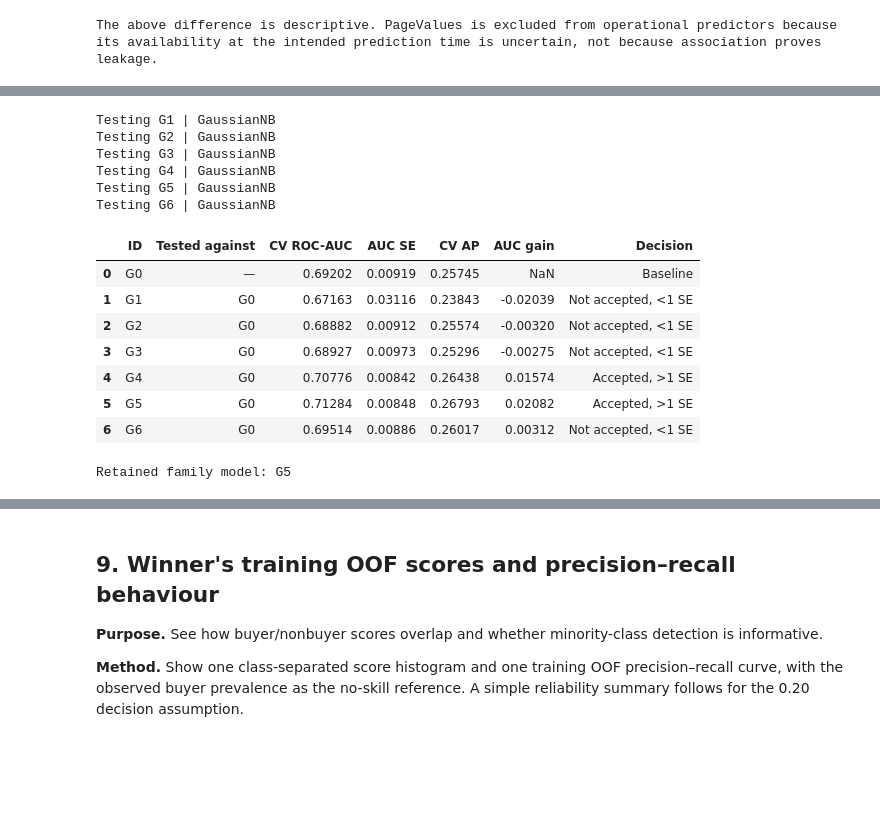
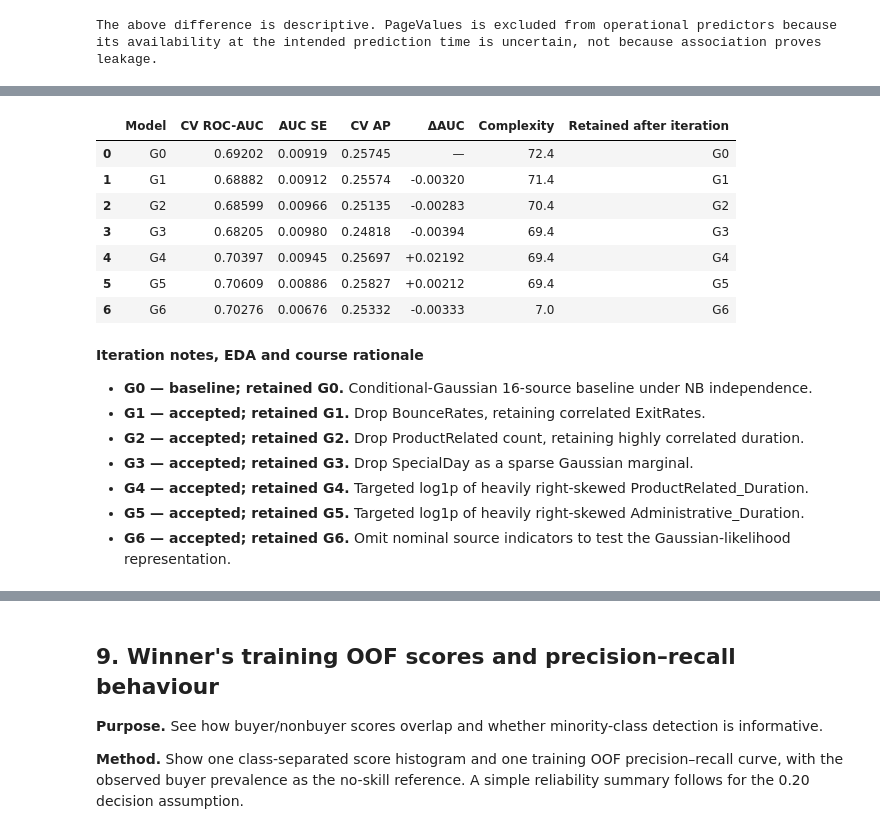
Before and after one commit to chloeng1904-svg/Statistical-Learning, a Jupyter notebook: online_shoppers_analysis.ipynb, the cells around one changed output, grey strips where cells are left out. Drawn from its saved outputs; the diff is of its cells as text; code cells hidden in the pictures; blank space fills up the shorter version.

```diff
--- a/online_shoppers_analysis.ipynb
+++ b/online_shoppers_analysis.ipynb
@@ -871,15 +1031,32 @@ The above difference is descriptive. PageValues is excluded from operational pre
 # %%
-for f in [*FAMILY_ORDER,*TREE_FAMILIES]:
-    label=f'Operational16 | {f}'
+# Operational 16-predictor baselines
+for family in ['Logit','GaussianNB','BernoulliNB','LDA',*TREE_FAMILIES]:
+    label=f'Operational16 | {family}'
     print('Fitting',label,flush=True)
-    RESULTS[label]=run_spec(label,f,SAFE,
-        pipeline_factory=(lambda fam=f:tree_pipeline(fam,0.,SAFE)) if f in TREE_FAMILIES else None)
-OP16=pd.DataFrame([{'candidate':f'Operational16 | {f}',
-    'mean ROC-AUC':RESULTS[f'Operational16 | {f}']['mean_fold_auc'],
-    'AUC SD':RESULTS[f'Operational16 | {f}']['fold_auc_sd'],
-    'mean AP':RESULTS[f'Operational16 | {f}']['mean_fold_ap']}
-    for f in [*FAMILY_ORDER,*TREE_FAMILIES]]).set_index('candidate')
-display(OP16.round(4))
+    RESULTS[label]=run_spec(label,family,SAFE,
+        pipeline_factory=(lambda f=family:tree_pipeline(f,0.,SAFE)) if family in TREE_FAMILIES else None)
+    FOLD_ROWS.extend(RESULTS[label]['folds']); WARNING_ROWS.extend(RESULTS[label]['warnings'])
+OP16=pd.DataFrame([{'candidate':r['candidate'],'scoring status':r['status'],'numerical status':compact_numerical_label(r),'mean ROC-AUC':r.get('mean_fold_auc',np.nan),
+ 'AUC SD':r.get('fold_auc_sd',np.nan),'AUC SE':r.get('fold_auc_se',np.nan),'mean AP':r.get('mean_fold_ap',np.nan),
+ 'pooled OOF AUC':r.get('pooled_oof_auc',np.nan),'warnings':len(r['warnings']),'failure':r['failure']} for r in RESULTS.values() if r['stage']=='operational16']).set_index('candidate')
+display(OP16[['mean ROC-AUC','AUC SD','mean AP']].round(4))
+op16_fold_diag=pd.DataFrame([x for r in RESULTS.values() if r['stage']=='operational16' for x in r['folds']])
+op16_audit=op16_fold_diag.groupby('candidate').agg(rank_min=('design_rank','min'),rank_max=('design_rank','max'),
+    encoded_columns_min=('design_columns','min'),encoded_columns_max=('design_columns','max'),
+    all_parameters_finite=('finite_model_parameters','all'),all_probabilities_in_range=('probabilities_in_0_1','all'))
+# Direct same-fold AUC changes quantify the effect of omitting PageValues in each family.
+comparison=[]
+for family in ['Logit','GaussianNB','BernoulliNB','LDA',*TREE_FAMILIES]:
+    a=RESULTS[f'All17 | {family}']; b=RESULTS[f'Operational16 | {family}']
+    if a['status']=='SCORED' and b['status']=='SCORED':
+        for x,y in zip(a['folds'],b['folds']): comparison.append({'family':family,'fold':x['fold'],'AUC all17':x['roc_auc'],'AUC op16':y['roc_auc'],'op16 minus all17':y['roc_auc']-x['roc_auc']})
+PAGE_COMPARE=pd.DataFrame(comparison)
+PAGE_SUMMARY=PAGE_COMPARE.groupby('family')['op16 minus all17'].agg(['mean','std']).rename(columns={'mean':'mean AUC delta','std':'fold SD'}).round(4)
+display(PAGE_SUMMARY[['mean AUC delta']])
+
+print(f'Interpretation: operational Logit starts at CV mean AUC {OP16.loc["Operational16 | Logit","mean ROC-AUC"]:.4f}, versus {ALL17.loc["All17 | Logit","mean ROC-AUC"]:.4f} with PageValues. Exclusion is a timing precaution, not proof of leakage.')
+
+assert len(OP16)==6 and PAGE_COMPARE.family.nunique()==6
 ALL17_VS_16=pd.DataFrame([{'family':f,
     'all17_mean_auc':RESULTS[f'All17 | {f}']['mean_fold_auc'],
     'operational16_mean_auc':RESULTS[f'Operational16 | {f}']['mean_fold_auc'],
@@ -887,6 +1064,6 @@ ALL17_VS_16=pd.DataFrame([{'family':f,
     'operational16_mean_ap':RESULTS[f'Operational16 | {f}']['mean_fold_ap']}
     for f in [*FAMILY_ORDER,*TREE_FAMILIES]])
 display(ALL17_VS_16.round(5))
-print('Excluding PageValues is a decision-time precaution, not evidence of confirmed leakage.')
+print('Gini and Entropy all-17 diagnostic scores do not enter pruning or winner selection.')
 # %% [output]
 Fitting Operational16 | Logit
@@ -1047,18 +1537,24 @@ Compare targeted skewness corrections and deletion of correlated predictors, wit
 # %%
-run_family('GaussianNB')
+# Execute canonical history; show only its curated, consecutive-ID view.
+import contextlib, io
+with contextlib.redirect_stdout(io.StringIO()):
+    run_classifier_family('GaussianNB')
+display_family('GaussianNB')
 # %% [output]
-Testing G1 | GaussianNB
-Testing G2 | GaussianNB
-Testing G3 | GaussianNB
-Testing G4 | GaussianNB
-Testing G5 | GaussianNB
-Testing G6 | GaussianNB
-|  | ID | Tested against | CV ROC-AUC | AUC SE | CV AP | AUC gain | Decision |
-| 0 | G0 | — | 0.69202 | 0.00919 | 0.25745 | NaN | Baseline |
-| 1 | G1 | G0 | 0.67163 | 0.03116 | 0.23843 | -0.02039 | Not accepted, <1 SE |
-| 2 | G2 | G0 | 0.68882 | 0.00912 | 0.25574 | -0.00320 | Not accepted, <1 SE |
-| 3 | G3 | G0 | 0.68927 | 0.00973 | 0.25296 | -0.00275 | Not accepted, <1 SE |
-| 4 | G4 | G0 | 0.70776 | 0.00842 | 0.26438 | 0.01574 | Accepted, >1 SE |
-| 5 | G5 | G0 | 0.71284 | 0.00848 | 0.26793 | 0.02082 | Accepted, >1 SE |
-| 6 | G6 | G0 | 0.69514 | 0.00886 | 0.26017 | 0.00312 | Not accepted, <1 SE |
+|  | Model | CV ROC-AUC | AUC SE | CV AP | ΔAUC | Complexity | Retained after iteration |
+| 0 | G0 | 0.69202 | 0.00919 | 0.25745 | — | 72.4 | G0 |
+| 1 | G1 | 0.68882 | 0.00912 | 0.25574 | -0.00320 | 71.4 | G1 |
+| 2 | G2 | 0.68599 | 0.00966 | 0.25135 | -0.00283 | 70.4 | G2 |
+| 3 | G3 | 0.68205 | 0.00980 | 0.24818 | -0.00394 | 69.4 | G3 |
+| 4 | G4 | 0.70397 | 0.00945 | 0.25697 | +0.02192 | 69.4 | G4 |
+| 5 | G5 | 0.70609 | 0.00886 | 0.25827 | +0.00212 | 69.4 | G5 |
+| 6 | G6 | 0.70276 | 0.00676 | 0.25332 | -0.00333 | 7.0 | G6 |
-Retained family model: G5
+**Iteration notes, EDA and course rationale**
+
+- **G0 — baseline; retained G0.** Conditional-Gaussian 16-source baseline under NB independence.
+- **G1 — accepted; retained G1.** Drop BounceRates, retaining correlated ExitRates.
+- **G2 — accepted; retained G2.** Drop ProductRelated count, retaining highly correlated duration.
+- **G3 — accepted; retained G3.** Drop SpecialDay as a sparse Gaussian marginal.
+- **G4 — accepted; retained G4.** Targeted log1p of heavily right-skewed ProductRelated_Duration.
+- **G5 — accepted; retained G5.** Targeted log1p of heavily right-skewed Administrative_Duration.
+- **G6 — accepted; retained G6.** Omit nominal source indicators to test the Gaussian-likelihood representation.
```
Also changed, not shown: parts of 49 cells of this notebook.
